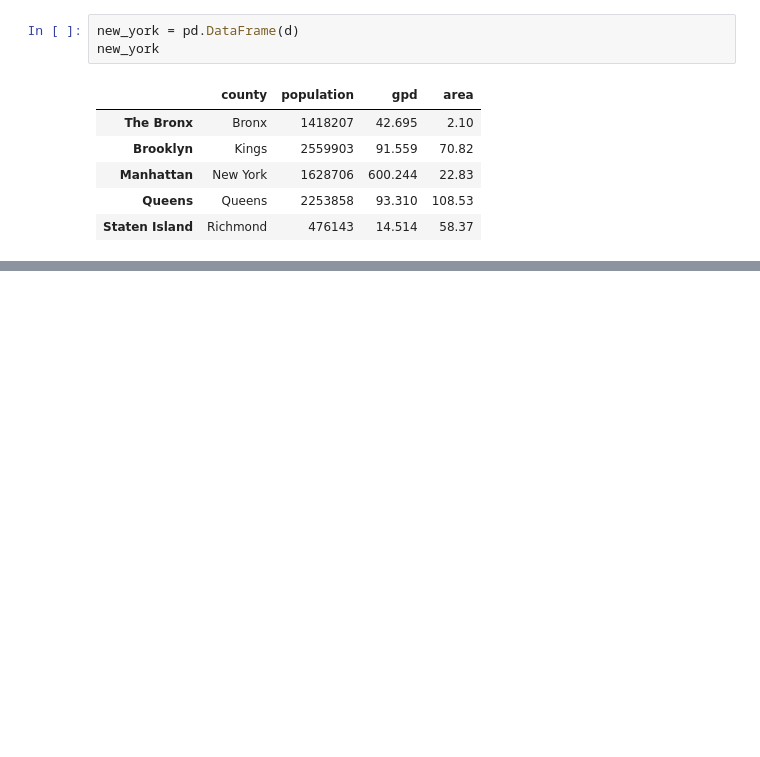
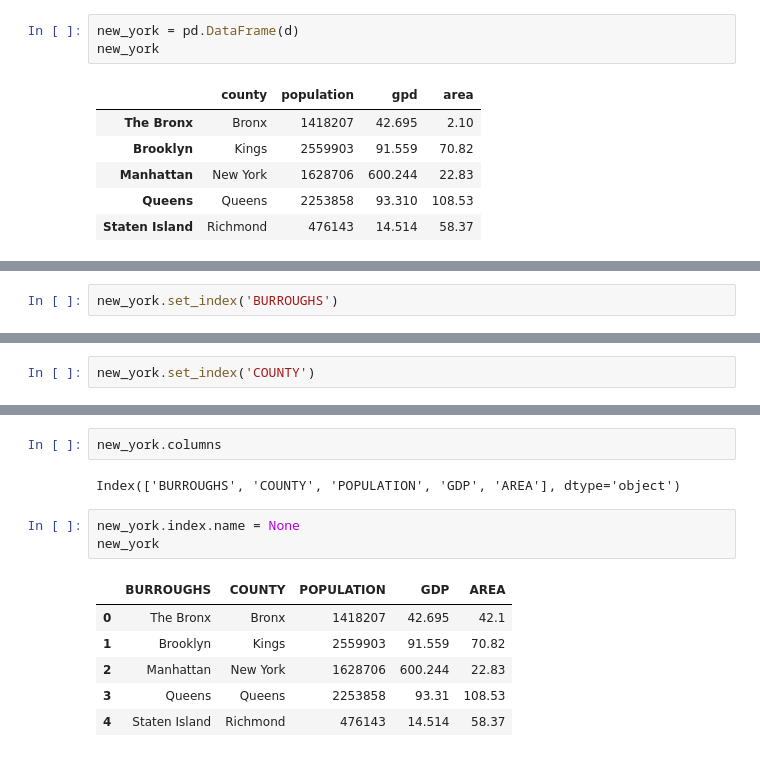
Before and after one commit to AndreasFeichtinger/Python-Jupyter-Notebooks, a Jupyter notebook: Pandas.ipynb, the cells around one changed output, grey strips where cells are left out. Cells and saved outputs as stored; diff of their text form; blank space fills up the shorter version.

```diff
--- a/Pandas.ipynb
+++ b/Pandas.ipynb
@@ -534,0 +632,2 @@ new_york
+# %%
+new_york.set_index('BURROUGHS')
@@ -534,0 +642,2 @@ new_york
+# %%
+new_york.set_index('COUNTY')
@@ -534,0 +652,14 @@ new_york
+# %%
+new_york.columns
+# %% [output]
+Index(['BURROUGHS', 'COUNTY', 'POPULATION', 'GDP', 'AREA'], dtype='object')
+# %%
+new_york.index.name = None
+new_york
+# %% [output]
+|  | BURROUGHS | COUNTY | POPULATION | GDP | AREA |
+| 0 | The Bronx | Bronx | 1418207 | 42.695 | 42.1 |
+| 1 | Brooklyn | Kings | 2559903 | 91.559 | 70.82 |
+| 2 | Manhattan | New York | 1628706 | 600.244 | 22.83 |
+| 3 | Queens | Queens | 2253858 | 93.31 | 108.53 |
+| 4 | Staten Island | Richmond | 476143 | 14.514 | 58.37 |
```
Also changed, not shown: parts of 93 cells of this notebook.
